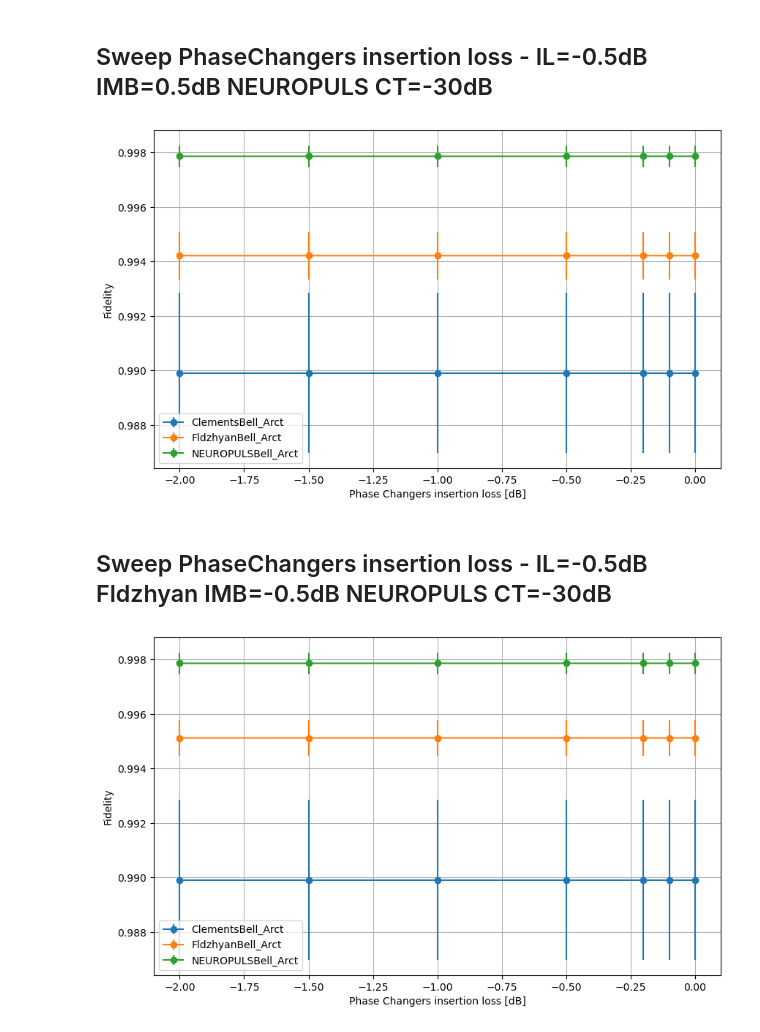
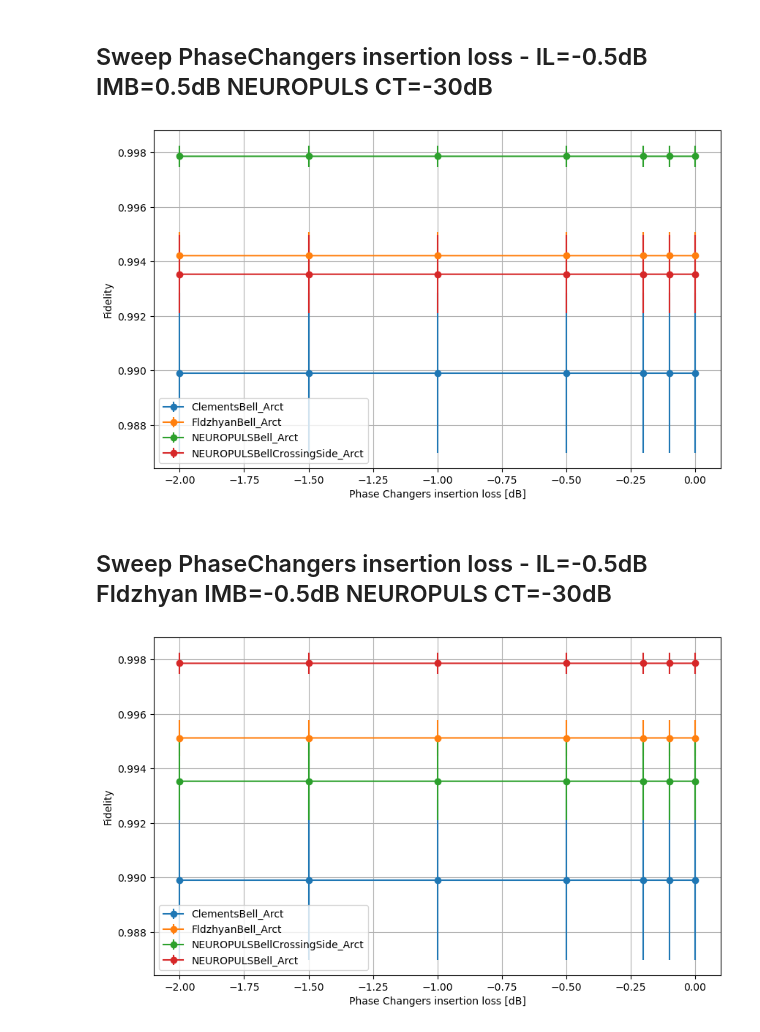
Before and after one commit to SBern1w/Code_Architecture_Paper, a Jupyter notebook: 20240612_dataAnalysis3/grapth_JSON_20240718.ipynb, the cells around one changed output. Cells and saved outputs as stored; diff of their text form; code cells hidden in the pictures.

```diff
--- a/20240612_dataAnalysis3/grapth_JSON_20240718.ipynb
+++ b/20240612_dataAnalysis3/grapth_JSON_20240718.ipynb
@@ -11,12 +11,12 @@ JSON_folder_name = 'organized_data/20240718/'
 name_models = [
     'Clements_Arct', 'ClementsBell_Arct', 'Fldzhyan_Arct', 'FldzhyanBell_Arct',
     'FldzhyanBellHalf_Arct',
-    'NEUROPULS_Arct', 'NEUROPULSCrossingSide_Arct', 'NEUROPULSBell_Arct',
+    'NEUROPULS_Arct', 'NEUROPULSCrossingSide_Arct', 'NEUROPULSBell_Arct', 'NEUROPULSBellCrossingSide_Arct',
     'NEUROPULSHalf_Arct', 'NEUROPULSBellHalf_Arct', 'NEUROPULSBellHalfCrossingSide_Arct']
 name_models_choise = [
     'Clements_Arct', 'ClementsBell_Arct', 'Fldzhyan_Arct', 'FldzhyanBell_Arct',
     'FldzhyanBellHalf_Arct',
-    'NEUROPULS_Arct', 'NEUROPULSCrossingSide_Arct', 'NEUROPULSBell_Arct',
+    'NEUROPULS_Arct', 'NEUROPULSCrossingSide_Arct', 'NEUROPULSBell_Arct', 'NEUROPULSBellCrossingSide_Arct',
     'NEUROPULSHalf_Arct', 'NEUROPULSBellHalf_Arct', 'NEUROPULSBellHalfCrossingSide_Arct']
 
 def filter_list_of_dicts(dict_list, IL, IMB, CT):
@@ -99,11 +99,11 @@ JSON_folder_name = 'organized_data/20240718/'
 name_models = [
     'Clements_Arct', 'ClementsBell_Arct', 'Fldzhyan_Arct', 'FldzhyanBell_Arct',
     'FldzhyanBellHalf_Arct',
-    'NEUROPULS_Arct', 'NEUROPULSCrossingSide_Arct', 'NEUROPULSBell_Arct',
+    'NEUROPULS_Arct', 'NEUROPULSCrossingSide_Arct', 'NEUROPULSBell_Arct', 'NEUROPULSBellCrossingSide_Arct',
     'NEUROPULSHalf_Arct', 'NEUROPULSBellHalf_Arct', 'NEUROPULSBellHalfCrossingSide_Arct']
 name_models_choise = [
     'ClementsBell_Arct', 'FldzhyanBell_Arct',
-    'NEUROPULSBell_Arct',]
+    'NEUROPULSBell_Arct']
 
 def filter_list_of_dicts(dict_list, IL, IMB, CT):
     filtered_list = []
@@ -146,11 +146,11 @@ JSON_folder_name = 'organized_data/20240718/'
 name_models = [
     'Clements_Arct', 'ClementsBell_Arct', 'Fldzhyan_Arct', 'FldzhyanBell_Arct',
     'FldzhyanBellHalf_Arct',
-    'NEUROPULS_Arct', 'NEUROPULSCrossingSide_Arct', 'NEUROPULSBell_Arct',
+    'NEUROPULS_Arct', 'NEUROPULSCrossingSide_Arct', 'NEUROPULSBell_Arct', 'NEUROPULSBellCrossingSide_Arct',
     'NEUROPULSHalf_Arct', 'NEUROPULSBellHalf_Arct', 'NEUROPULSBellHalfCrossingSide_Arct']
 name_models_choise = [
     'ClementsBell_Arct', 'FldzhyanBell_Arct',
-    'NEUROPULSBell_Arct',]
+    'NEUROPULSBell_Arct', 'NEUROPULSBellCrossingSide_Arct',]
 
 def filter_list_of_dicts(dict_list, IL, IMB, CT):
     filtered_list = []
@@ -197,7 +197,7 @@ name_models = [
     'NEUROPULSHalf_Arct', 'NEUROPULSBellHalf_Arct', 'NEUROPULSBellHalfCrossingSide_Arct']
 name_models_choise = [
     'ClementsBell_Arct', 'FldzhyanBell_Arct',
-    'NEUROPULSBell_Arct',]
+    'NEUROPULSBell_Arct', 'NEUROPULSBellCrossingSide_Arct',]
 
 def filter_list_of_dicts(dict_list, IL, IMB, CT):
     filtered_list = []
@@ -228,7 +228,7 @@ plt.legend()
 plt.grid(True)
 plt.show()
 # %% [output]
-[figure, old version]
+[figure, new version]
 # %% [markdown]
 ## Sweep PhaseChangers insertion loss - IL=-0.5dB Fldzhyan IMB=-0.5dB NEUROPULS CT=-30dB
 # %%
@@ -240,41 +240,41 @@ JSON_folder_name = 'organized_data/20240718/'
 name_models = [
     'Clements_Arct', 'ClementsBell_Arct', 'Fldzhyan_Arct', 'FldzhyanBell_Arct',
     'FldzhyanBellHalf_Arct',
-    'NEUROPULS_Arct', 'NEUROPULSCrossingSide_Arct', 'NEUROPULSBell_Arct',
+    'NEUROPULS_Arct', 'NEUROPULSCrossingSide_Arct', 'NEUROPULSBell_Arct', 'NEUROPULSBellCrossingSide_Arct',
     'NEUROPULSHalf_Arct', 'NEUROPULSBellHalf_Arct', 'NEUROPULSBellHalfCrossingSide_Arct']
 name_models_choise = [
-    'ClementsBell_Arct', 'FldzhyanBell_Arct',
+    'ClementsBell_Arct', 'FldzhyanBell_Arct', 'NEUROPULSBellCrossingSide_Arct',
     'NEUROPULSBell_Arct',]
 
 def filter_list_of_dicts(dict_list, IL, IMB, CT):
     filtered_list = []
     for dictionary in dict_list:
         if list(dictionary.values())[1] == IL and list(dictionary.values())[2] == IMB and list(dictionary.values())[3] == CT:
             filtered_list.append(dictionary)
     return filtered_list
 
 plt.figure(figsize=(10, 6))
 # Download the file
 for arct in name_models_choise:
     file_JSON = "20240718_traking_"+arct+"_N8.json"
     with open(JSON_folder_name+file_JSON, 'r') as file:
         data = json.load(file)
     simulations = data["simulations"]
     if "NEUROPULS" in arct:
         filtered_list_disct = filter_list_of_dicts(dict_list=simulations, IL=-0.5, IMB=0.5, CT=-30.0)
     elif "Fldzhyan" in arct:
         filtered_list_disct = filter_list_of_dicts(dict_list=simulations, IL=-0.5, IMB=-0.5, CT=-1000.0)
     else:
         filtered_list_disct = filter_list_of_dicts(dict_list=simulations, IL=-0.5, IMB=0.5, CT=-1000.0)
     PC_i_loss = [sim["PC_i_loss_const"] for sim in filtered_list_disct]
     average = [sim["average"] for sim in filtered_list_disct]
     std_dev = [sim["std_dev"] for sim in filtered_list_disct]
     plt.errorbar(PC_i_loss, average, yerr=std_dev,
                 marker='o', label=arct)
 plt.xlabel('Phase Changers insertion loss [dB]')
 plt.ylabel('Fidelity')
 plt.legend()
 plt.grid(True)
 plt.show()
 # %% [output]
-[figure, old version]
+[figure, new version]
```
Also changed, not shown: parts of 2 cells of this notebook, 6 other files.
